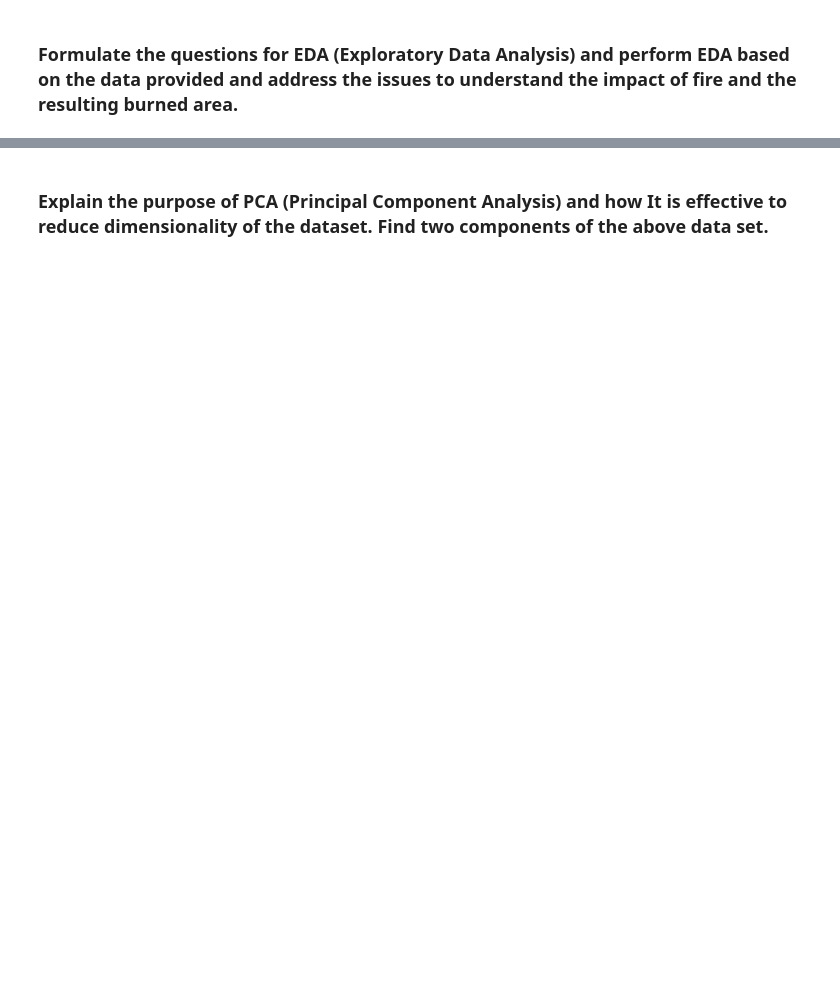
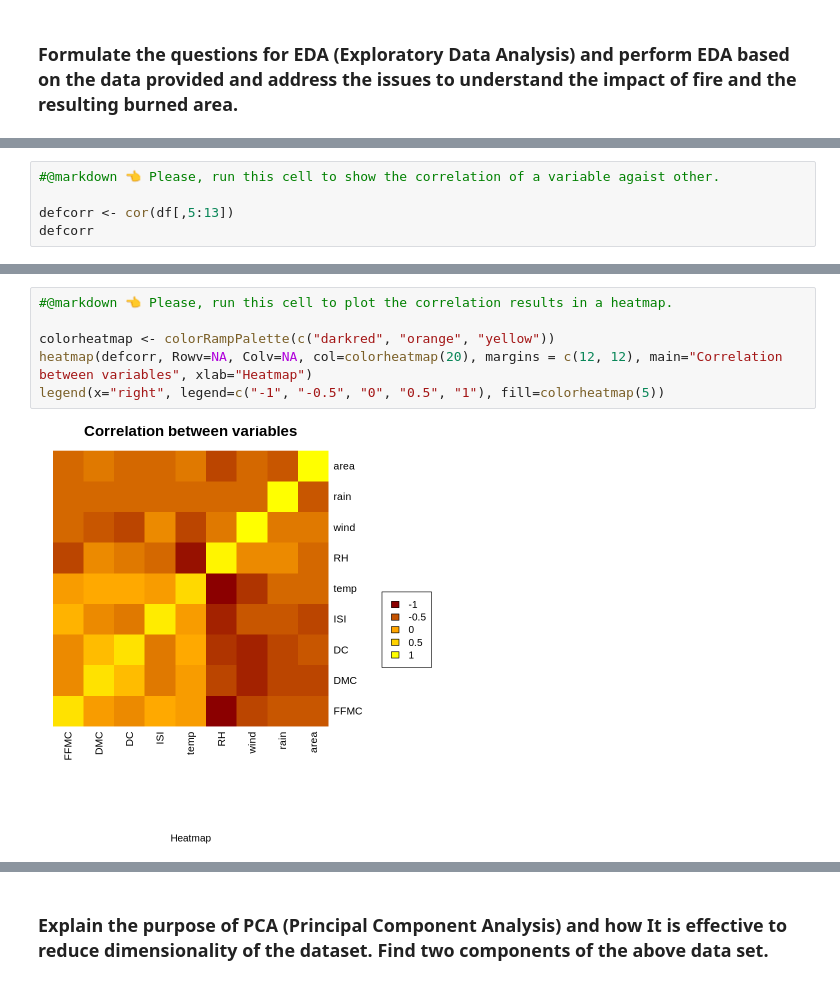
Before and after one commit to raulFuzita/cct_data_exploration_and_preparation, a Jupyter notebook: raul_fuzita_AI_DV_DP.ipynb, the cells around one changed output, grey strips where cells are left out. Saved outputs shown, nothing was run; the diff lists cells and outputs as text; blank space fills up the shorter version.

```diff
--- a/raul_fuzita_AI_DV_DP.ipynb
+++ b/raul_fuzita_AI_DV_DP.ipynb
@@ -346,0 +430,5 @@ summary(df)
+# %%
+#@markdown 👈 Please, run this cell to show the correlation of a variable agaist other.
+
+defcorr <- cor(df[,5:13])
+defcorr
@@ -346,0 +461,8 @@ summary(df)
+# %%
+#@markdown 👈 Please, run this cell to plot the correlation results in a heatmap.
+
+colorheatmap <- colorRampPalette(c("darkred", "orange", "yellow"))
+heatmap(defcorr, Rowv=NA, Colv=NA, col=colorheatmap(20), margins = c(12, 12), main="Correlation between variables", xlab="Heatmap")
+legend(x="right", legend=c("-1", "-0.5", "0", "0.5", "1"), fill=colorheatmap(5))
+# %% [output]
+[figure, added]
```
Also changed, not shown: parts of 44 cells of this notebook.
